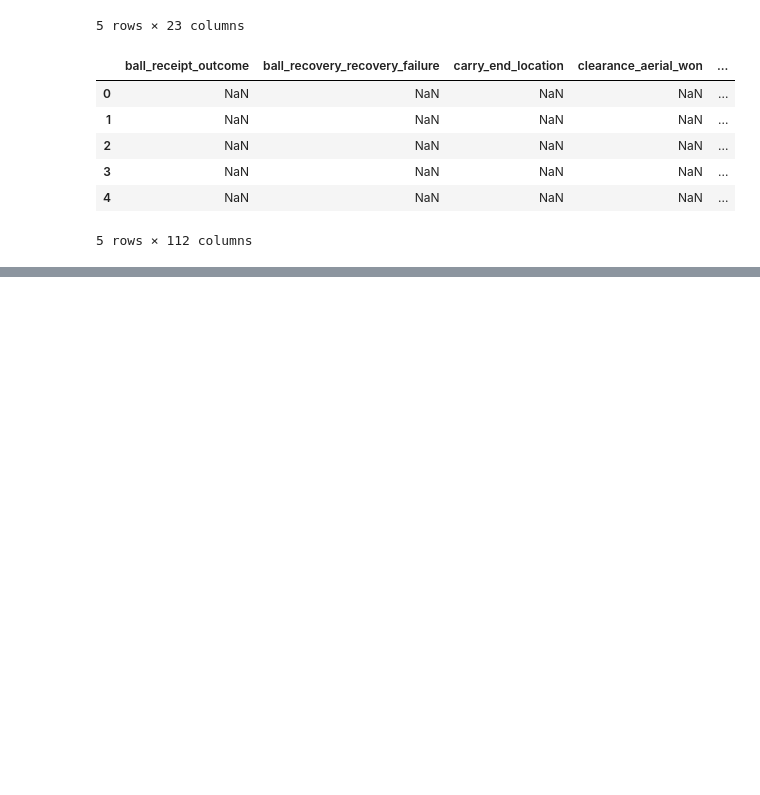
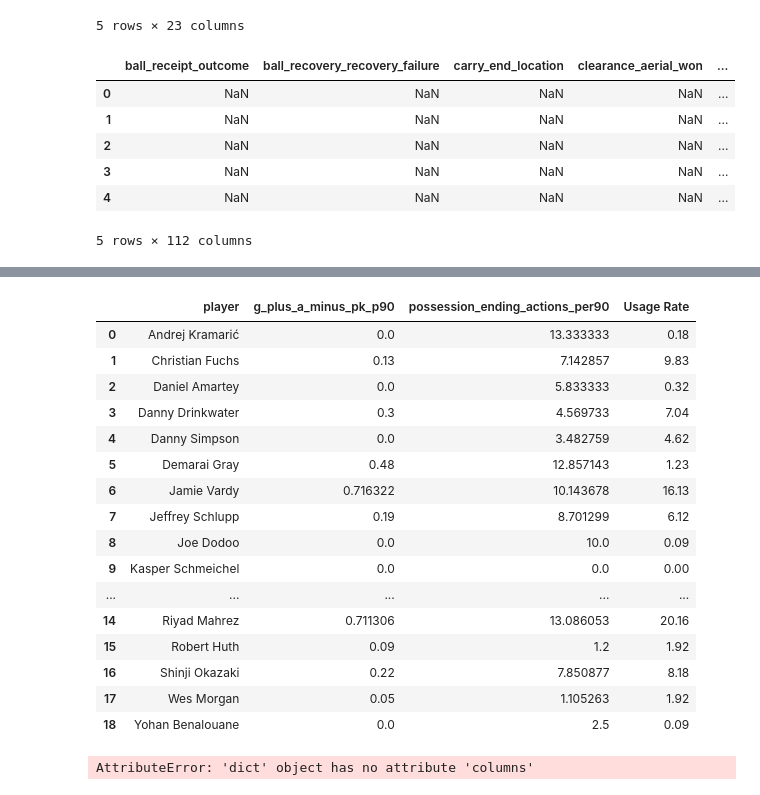
Before and after one commit to JonathanC12/UsageRateInSoccer, a Jupyter notebook: ProjectNotebook.ipynb, the cells around one changed output, grey strips where cells are left out. Saved outputs shown, nothing was run; the diff lists cells and outputs as text; code cells hidden in the pictures; blank space fills up the shorter version.

```diff
--- a/ProjectNotebook.ipynb
+++ b/ProjectNotebook.ipynb
@@ -620,0 +682,37 @@ leicester_events.head()
+# %%
+team_dfs = {}
+for team in all_teams:
+    team_events = get_team_events(team, matches)
+    team_events['x'] = team_events['location'].apply(
+        lambda loc: loc[0] if isinstance(loc, (list, tuple)) and len(loc) >= 1 else np.nan
+    )
+    att_third = team_events[(team_events['x'] >= 80) & (team_events['x'] <= 120)].copy()
+    att_third['unsuccessful_dribble'] = (
+        (att_third['type'] == 'Dribble') & (att_third['dribble_outcome'] == 'Incomplete')
+    ).astype(int)
+    team_actions = att_third.groupby('player').agg(
+        shots=('type', lambda x: (x == 'Shot').sum()),
+        dispossessed=('type', lambda x: (x == 'Dispossessed').sum()),
+        miscontrols=('type', lambda x: (x == 'Miscontrol').sum()),
+        incomplete_passes=('pass_outcome', lambda x: x.notna().sum()),
+        unsuccessful_dribbles=('unsuccessful_dribble', 'sum')
+    ).reset_index()
+    cols = ['shots','dispossessed','miscontrols','incomplete_passes','unsuccessful_dribbles']
+    team_actions[cols] = team_actions[cols].fillna(0).astype(int)
+    team_actions['possession_ending_actions'] = team_actions[cols].sum(axis=1)
+    team_merged = pd.merge(
+        team_actions,
+        player_stats,
+        left_on='player',
+        right_on='player',
+        how='inner'
+    )
+    team_merged['possession_ending_actions_per90'] = team_merged['possession_ending_actions'] / team_merged['nineties']
+    team_merged['g_plus_a_minus_pk_p90'] = team_merged['g_plus_a_p90'] - team_merged['penalties_scored'] / team_merged['nineties']
+    team_merged['team'] = team
+    team_total = team_merged['possession_ending_actions'].sum()
+    team_merged['Usage Rate'] = ((team_merged['possession_ending_actions'] / team_total) * 100).round(2)
+    team_dfs[team] = team_merged
+
+# Example: view Arsenal's DataFrame
+team_dfs['Arsenal'].head()
@@ -620,0 +823,24 @@ leicester_events.head()
+# %%
+team_dfs['Leicester City'][['player'] + list(team_dfs['Arsenal'].columns[-3:])]
+# %% [output]
+|  | player | g_plus_a_minus_pk_p90 | possession_ending_actions_per90 | Usage Rate |
+| 0 | Andrej Kramarić | 0.0 | 13.333333 | 0.18 |
+| 1 | Christian Fuchs | 0.13 | 7.142857 | 9.83 |
+| 2 | Daniel Amartey | 0.0 | 5.833333 | 0.32 |
+| 3 | Danny Drinkwater | 0.3 | 4.569733 | 7.04 |
+| 4 | Danny Simpson | 0.0 | 3.482759 | 4.62 |
+| 5 | Demarai Gray | 0.48 | 12.857143 | 1.23 |
+| 6 | Jamie Vardy | 0.716322 | 10.143678 | 16.13 |
+| 7 | Jeffrey Schlupp | 0.19 | 8.701299 | 6.12 |
+| 8 | Joe Dodoo | 0.0 | 10.0 | 0.09 |
+| 9 | Kasper Schmeichel | 0.0 | 0.0 | 0.00 |
+| ... | ... | ... | ... | ... |
+| 14 | Riyad Mahrez | 0.711306 | 13.086053 | 20.16 |
+| 15 | Robert Huth | 0.09 | 1.2 | 1.92 |
+| 16 | Shinji Okazaki | 0.22 | 7.850877 | 8.18 |
+| 17 | Wes Morgan | 0.05 | 1.105263 | 1.92 |
+| 18 | Yohan Benalouane | 0.0 | 2.5 | 0.09 |
+# %%
+team_dfs.columns
+# %% [output]
+AttributeError: 'dict' object has no attribute 'columns'
```
Also changed, not shown: parts of 16 cells of this notebook.
